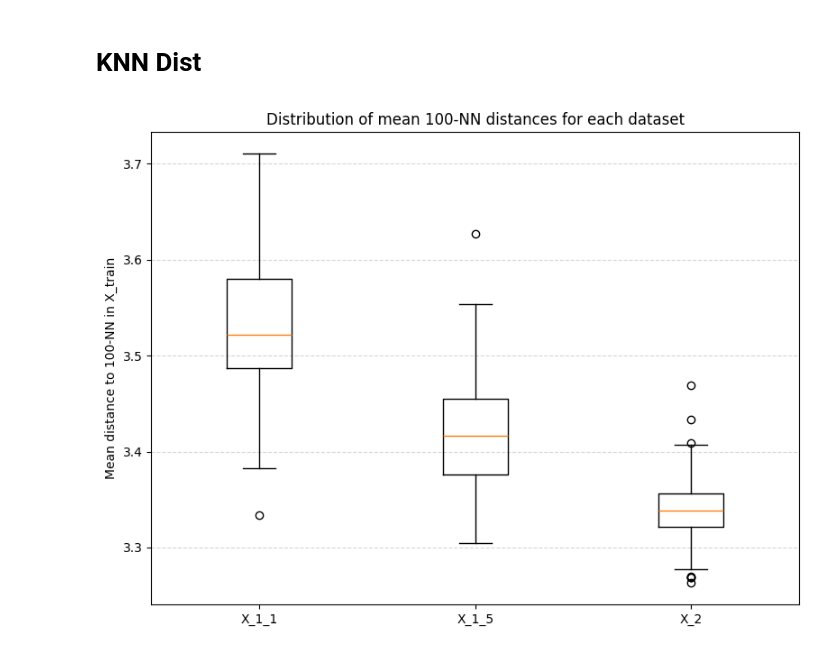
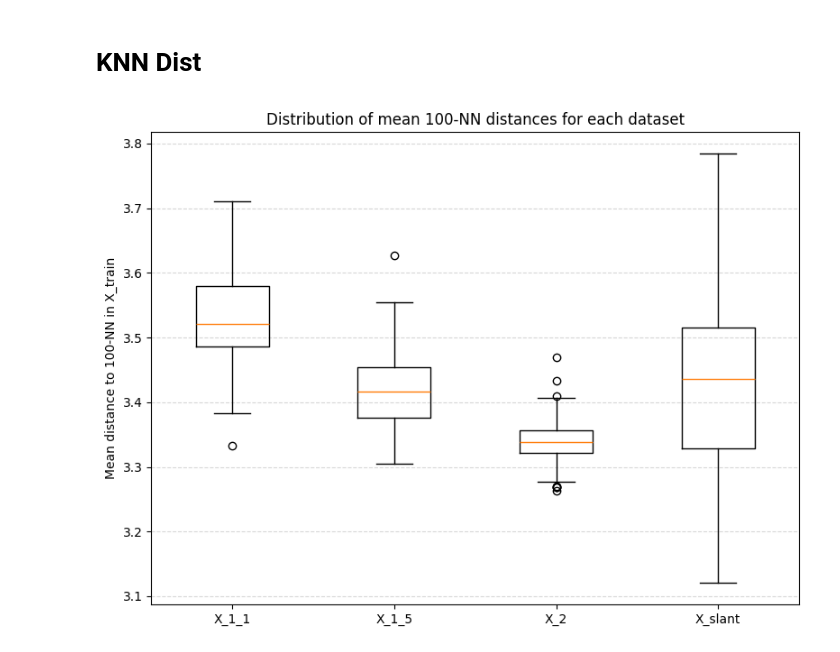
Before and after one commit to Aether-Ren/Multioutput_FixedG_GP, a Jupyter notebook: LocalDisease/RV_LD.ipynb, the cells around one changed output. Saved outputs shown, nothing was run; the diff lists cells and outputs as text; code cells hidden in the pictures.

```diff
--- a/LocalDisease/RV_LD.ipynb
+++ b/LocalDisease/RV_LD.ipynb
@@ -131,11 +131,12 @@ X_train = pd.read_csv("../Data/X_train.csv").values
 X_1_1   = pd.read_csv("X_1_1.csv").values
 X_1_5   = pd.read_csv("X_1_5.csv").values
 X_2     = pd.read_csv("X_2.csv").values
-
+X_slant = pd.read_csv("X_slant.csv").values
 
 assert X_1_1.shape[1] == X_train.shape[1]
 assert X_1_5.shape[1] == X_train.shape[1]
 assert X_2.shape[1]   == X_train.shape[1]
+assert X_slant.shape[1]   == X_train.shape[1]
 
 
 k = 100
@@ -151,26 +152,27 @@ def mean_knn_dist(X_query, model, k):
 
 mean_dist_1_1 = mean_knn_dist(X_1_1, nn, k)
 mean_dist_1_5 = mean_knn_dist(X_1_5, nn, k)
-mean_dist_2   = mean_knn_dist(X_2,   nn, k)
+mean_dist_2 = mean_knn_dist(X_2, nn, k)
+mean_dist_slant = mean_knn_dist(X_slant, nn, k)
 # %%
 import matplotlib.pyplot as plt
 
 
-data = [mean_dist_1_1, mean_dist_1_5, mean_dist_2]
-labels = ["X_1_1", "X_1_5", "X_2"]
+data = [mean_dist_1_1, mean_dist_1_5, mean_dist_2, mean_dist_slant]
+labels = ["X_1_1", "X_1_5", "X_2", "X_slant"]
 
 plt.figure(figsize=(8, 6))
 plt.boxplot(
     data,
     labels=labels,
 
 )
 
 plt.ylabel("Mean distance to 100-NN in X_train")
 plt.title("Distribution of mean 100-NN distances for each dataset")
 plt.grid(axis="y", linestyle="--", alpha=0.5)
 
 plt.tight_layout()
 plt.show()
 # %% [output]
-[figure, old version]
+[figure, new version]
```
Also changed, not shown: 11 other files.
